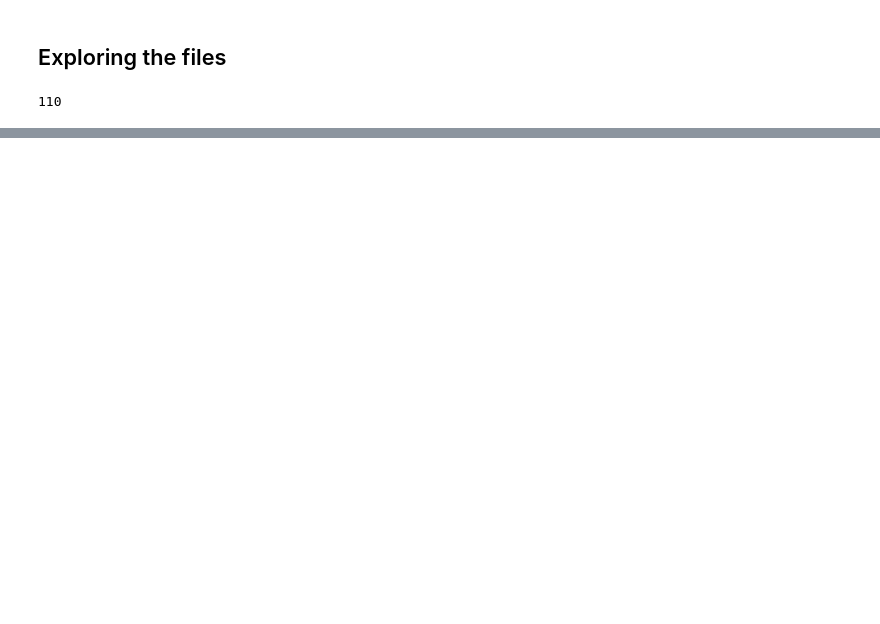
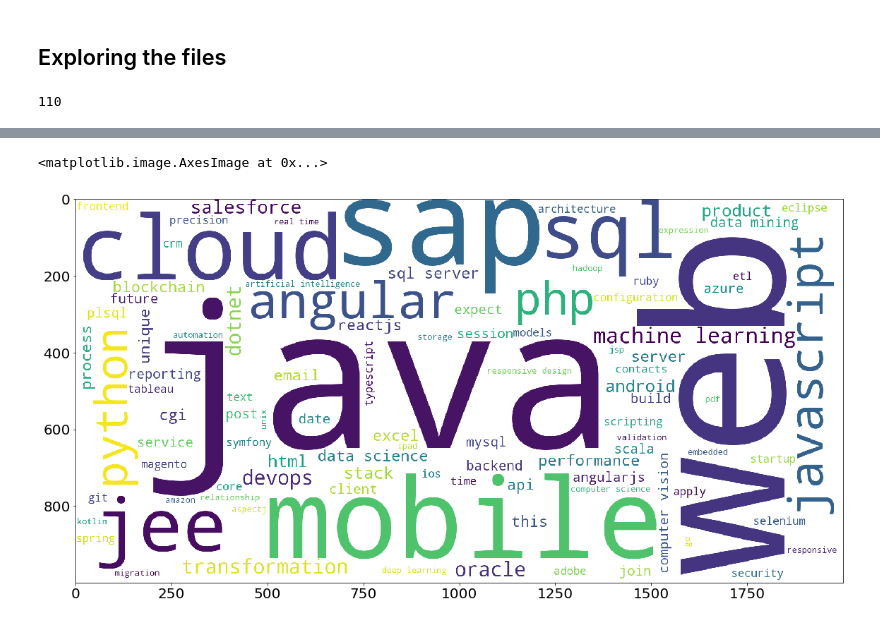
Before and after one commit to i-emek/Moroccan-PFE-2020, a Jupyter notebook: PFE_Stats.ipynb, the cells around one changed output, grey strips where cells are left out. Drawn from its saved outputs; the diff is of its cells as text; code cells hidden in the pictures; blank space fills up the shorter version.

```diff
--- a/PFE_Stats.ipynb
+++ b/PFE_Stats.ipynb
@@ -14,3 +18,14 @@ stopWords_fr = set(stopwords.words('french'))
+# %%
+#Loading data
+it_data = pd.read_csv("data/QueryResults.csv")
+#We drop the column count, because we won't use it
+it_data = it_data.drop('Count', 1)
+#To imprive the efficiency of the result, we only chose the first 2000 frequent technolgy in stackoverflow
+#Because some normal words can be considered as technologies like focus, la, this etc.
+it_data = it_data.head(2500)
+#Because the majority of the offers are written in french words, we picked french stop words to eliminate
+#during our NLP treatment
+stopWords_fr = set(stopwords.words('french'))
 # %%
 #Check if a word is a technology
 def check_word_technology(tech):
@@ -112,0 +224,11 @@ for file in files:
+# %%
+sr = tech_comp['Technology'].value_counts()
+tech_occurences = sr.to_frame()
+keys = []
+values = []
+for index, row in tech_occurences.iterrows():
+    print(row['Technology'])
+    keys.append(index)
+    values.append(row['Technology'])
+#We create our dictionary for ploting word cloud
+dic = dict(zip(keys, values))
@@ -112,0 +255,17 @@ for file in files:
+# %%
+import matplotlib.pyplot as plt
+plt.rcParams.update({'font.size': 20})
+
+wc = WordCloud(background_color="white",
+               width=2000,
+               height=1000,
+               max_words=100,
+               relative_scaling=0.5,
+               normalize_plurals=False,
+              ).generate_from_frequencies(dic)
+#wc.random_color_func()
+plt.figure( figsize=(20,10) )
+plt.imshow(wc)
+# %% [output]
+<matplotlib.image.AxesImage at 0x...>
+[figure, added]
```
Also changed, not shown: parts of 22 cells of this notebook.
